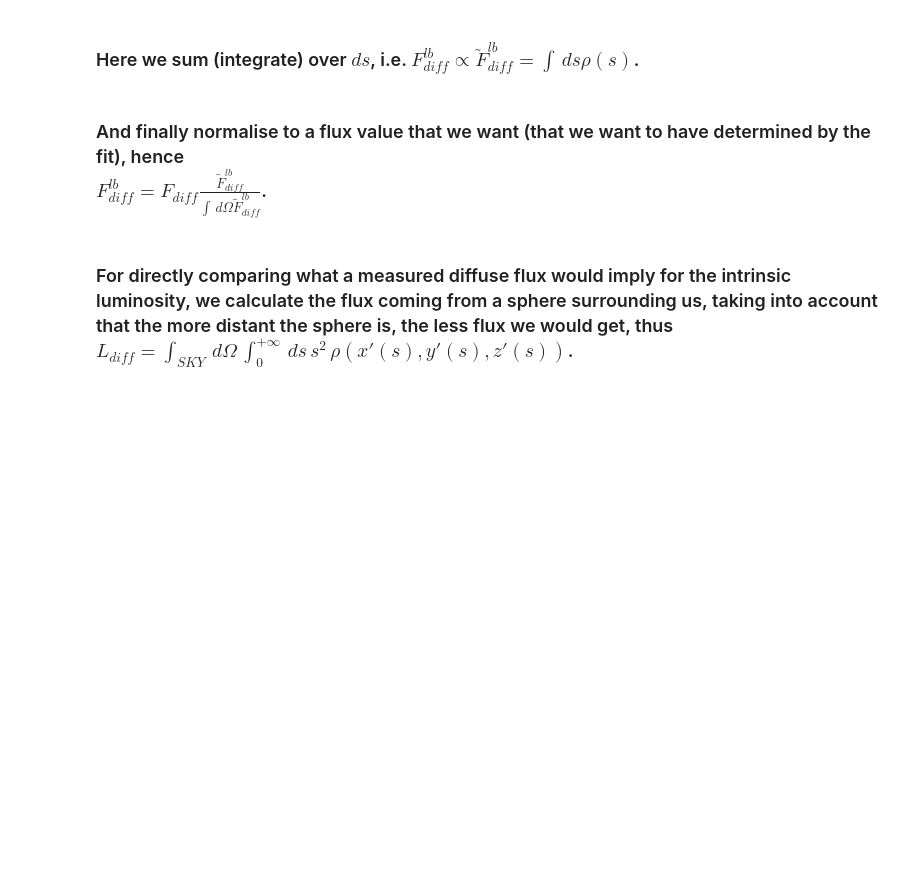
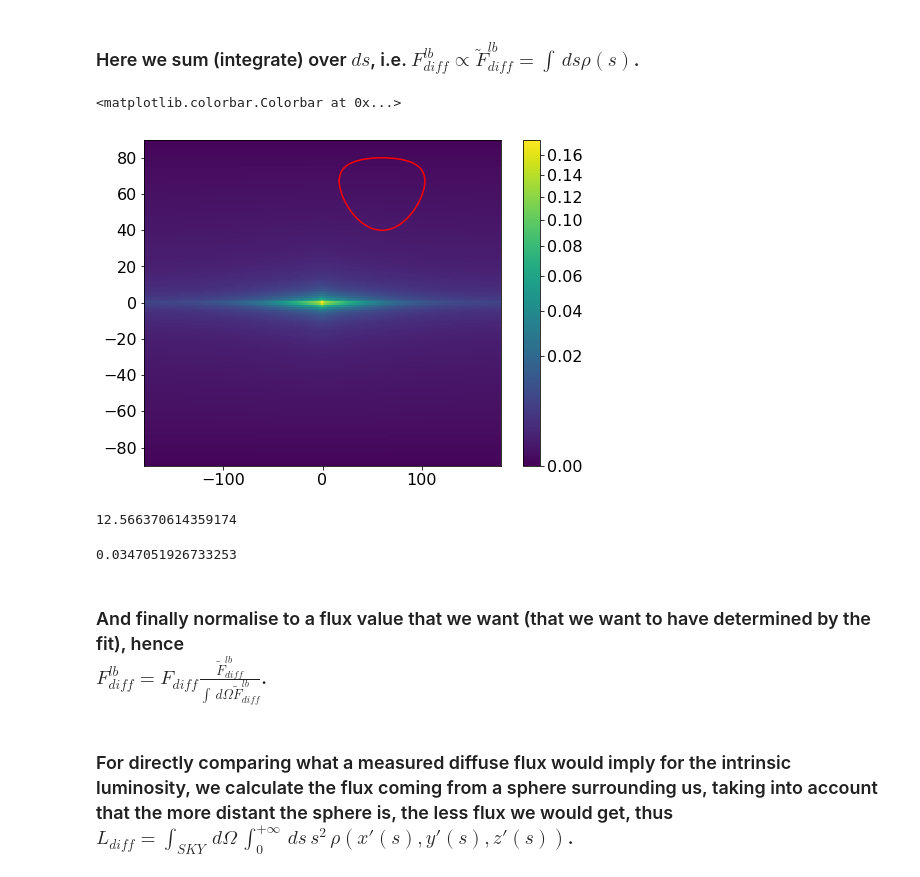
Before and after one commit to tsiegert/for-students, a Jupyter notebook: nova_analysis/nova_model_predictions.ipynb, the cells around one changed output. Cells and saved outputs as stored; diff of their text form; code cells hidden in the pictures; blank space fills up the shorter version.

```diff
--- a/nova_analysis/nova_model_predictions.ipynb
+++ b/nova_analysis/nova_model_predictions.ipynb
@@ -441,0 +460,2 @@ nova_gal_model = np.sum(los0*ds,axis=0)
+# %%
+fov = circle_on_the_sky(60,60,20)
@@ -442,3 +464,23 @@ nova_gal_model = np.sum(los0*ds,axis=0)
+# %%
+
+plt.pcolormesh(L_ARRg,B_ARRg,nova_gal_model,
+               cmap=plt.cm.viridis,
+               norm=colors.PowerNorm(0.5,vmin=0))
+
+plt.plot(fov[0],fov[1],color='red')
+
+plt.colorbar()
+# %% [output]
+<matplotlib.colorbar.Colorbar at 0x...>
+[figure, added]
+# %%
+np.sum(domega)
+# %% [output]
+12.566370614359174
+# %%
+np.sum(nova_gal_model*domega)
+# %% [output]
+0.0347051926733253
 # %% [markdown]
 <h3>And finally normalise to a flux value that we want (that we want to have determined by the fit), hence<br>
     $F_{diff}^{lb} = F_{diff}\frac{\tilde{F}_{diff}^{lb}}{\int\,d\Omega \tilde{F}_{diff}^{lb}}$.</h3>
```
Also changed, not shown: parts of 42 cells of this notebook, 3 other files.
